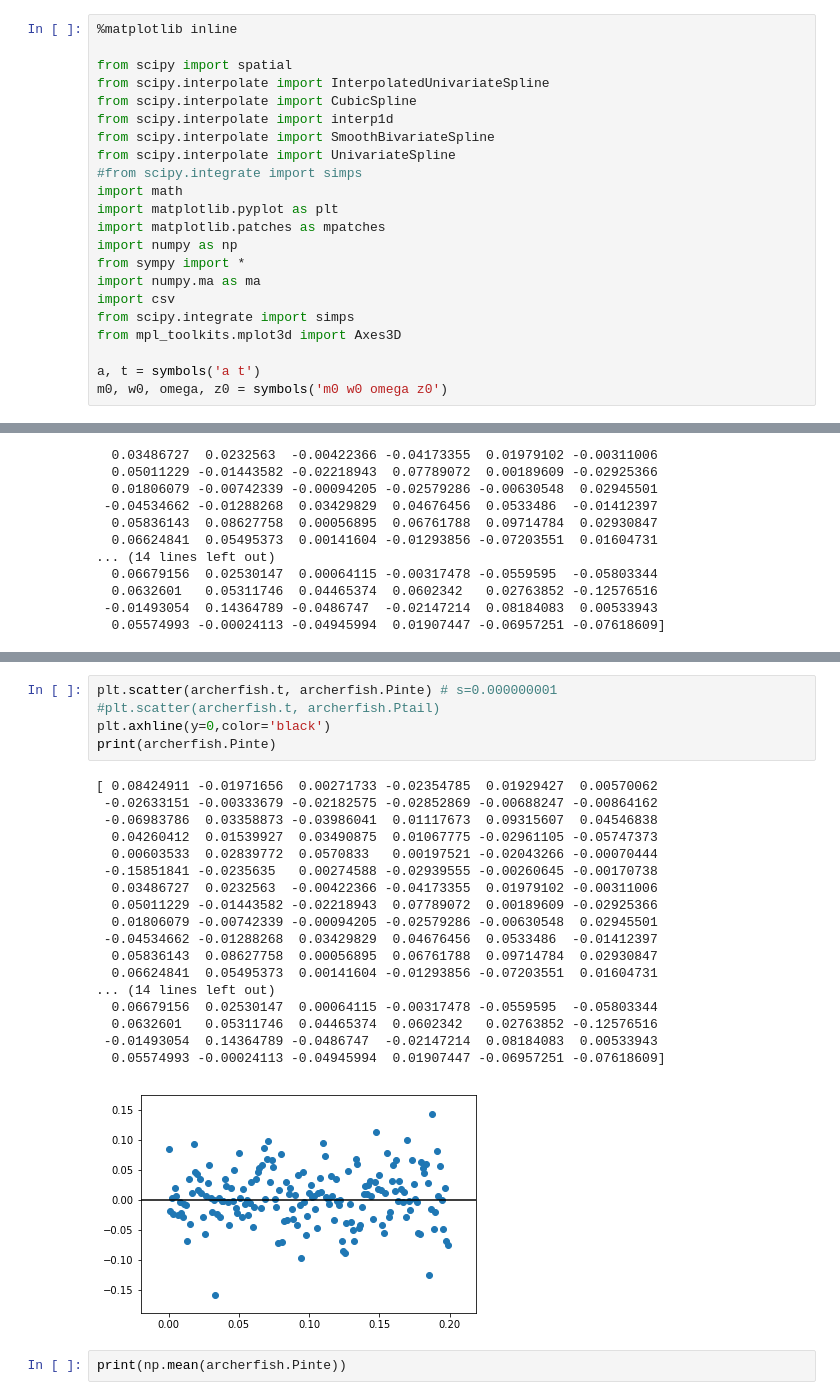
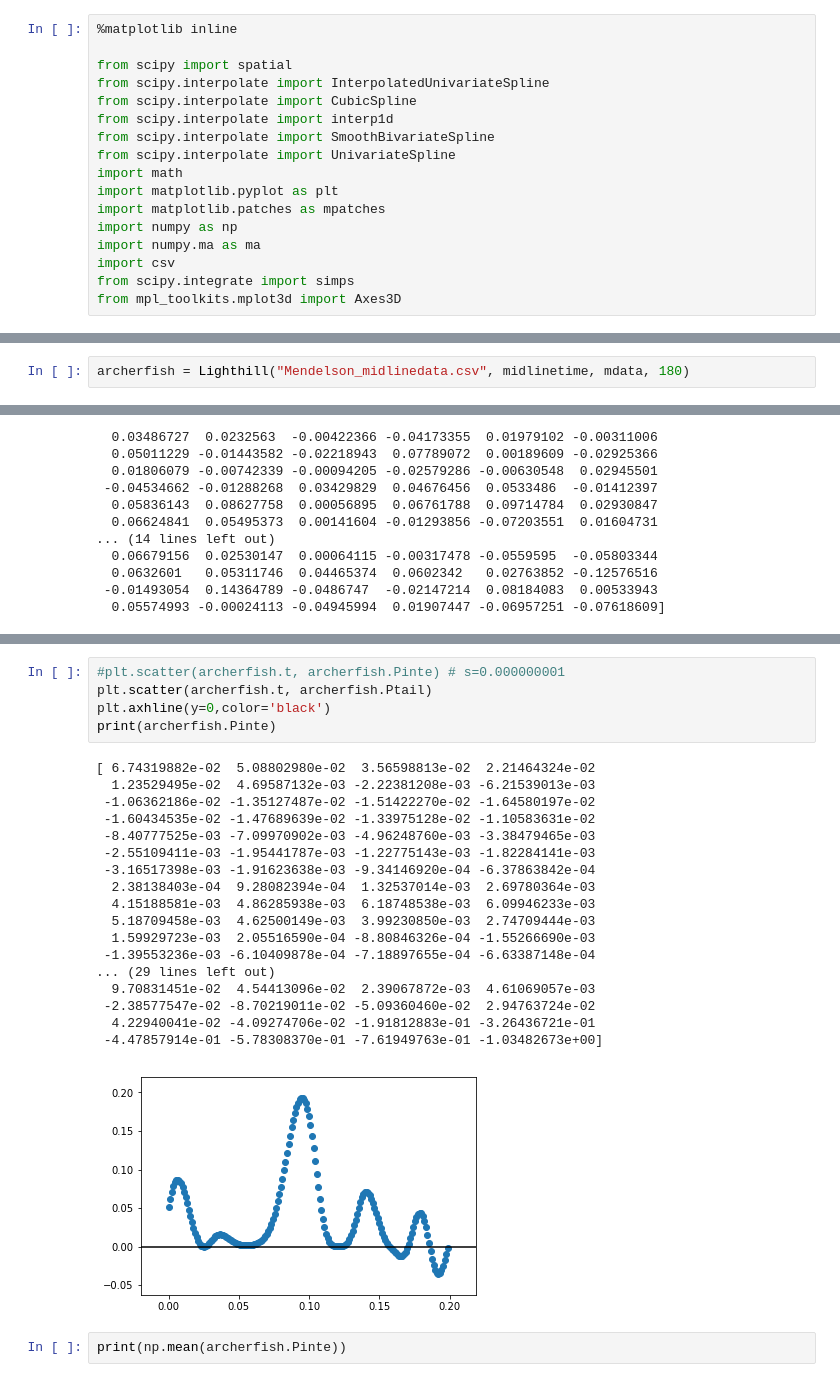
Before and after one commit to Flow-Imaging-Lab-at-Mudd/FILM-fish-model, a Jupyter notebook: lighthill-model.ipynb, the cells around one changed output, grey strips where cells are left out. Drawn from its saved outputs; the diff is of its cells as text.

```diff
--- a/lighthill-model.ipynb
+++ b/lighthill-model.ipynb
@@ -57,16 +57,11 @@ from scipy.interpolate import CubicSpline
 from scipy.interpolate import interp1d
 from scipy.interpolate import SmoothBivariateSpline
 from scipy.interpolate import UnivariateSpline
-#from scipy.integrate import simps
 import math
 import matplotlib.pyplot as plt
 import matplotlib.patches as mpatches
 import numpy as np
-from sympy import *
 import numpy.ma as ma
 import csv
 from scipy.integrate import simps
 from mpl_toolkits.mplot3d import Axes3D
-
-a, t = symbols('a t')
-m0, w0, omega, z0 = symbols('m0 w0 omega z0')
@@ -785,0 +554,2 @@ xaArray: [[ 0.00134097  0.00175004  0.00215834 ...  0.06763494  0.06778061
+# %%
+archerfish = Lighthill("Mendelson_midlinedata.csv", midlinetime, mdata, 180)
@@ -1126,27 +839,27 @@ print(archerfish.Pinte)
 # %%
-plt.scatter(archerfish.t, archerfish.Pinte) # s=0.000000001
-#plt.scatter(archerfish.t, archerfish.Ptail)
+#plt.scatter(archerfish.t, archerfish.Pinte) # s=0.000000001
+plt.scatter(archerfish.t, archerfish.Ptail)
 plt.axhline(y=0,color='black')
 print(archerfish.Pinte)
 # %% [output]
-[ 0.08424911 -0.01971656  0.00271733 -0.02354785  0.01929427  0.00570062
- -0.02633151 -0.00333679 -0.02182575 -0.02852869 -0.00688247 -0.00864162
- -0.06983786  0.03358873 -0.03986041  0.01117673  0.09315607  0.04546838
-  0.04260412  0.01539927  0.03490875  0.01067775 -0.02961105 -0.05747373
-  0.00603533  0.02839772  0.0570833   0.00197521 -0.02043266 -0.00070444
- -0.15851841 -0.0235635   0.00274588 -0.02939555 -0.00260645 -0.00170738
-  0.03486727  0.0232563  -0.00422366 -0.04173355  0.01979102 -0.00311006
-  0.05011229 -0.01443582 -0.02218943  0.07789072  0.00189609 -0.02925366
-  0.01806079 -0.00742339 -0.00094205 -0.02579286 -0.00630548  0.02945501
- -0.04534662 -0.01288268  0.03429829  0.04676456  0.0533486  -0.01412397
-  0.05836143  0.08627758  0.00056895  0.06761788  0.09714784  0.02930847
-  0.06624841  0.05495373  0.00141604 -0.01293856 -0.07203551  0.01604731
-... (14 lines left out)
-  0.06679156  0.02530147  0.00064115 -0.00317478 -0.0559595  -0.05803344
-  0.0632601   0.05311746  0.04465374  0.0602342   0.02763852 -0.12576516
- -0.01493054  0.14364789 -0.0486747  -0.02147214  0.08184083  0.00533943
-  0.05574993 -0.00024113 -0.04945994  0.01907447 -0.06957251 -0.07618609]
+[ 6.74319882e-02  5.08802980e-02  3.56598813e-02  2.21464324e-02
+  1.23529495e-02  4.69587132e-03 -2.22381208e-03 -6.21539013e-03
+ -1.06362186e-02 -1.35127487e-02 -1.51422270e-02 -1.64580197e-02
+ -1.60434535e-02 -1.47689639e-02 -1.33975128e-02 -1.10583631e-02
+ -8.40777525e-03 -7.09970902e-03 -4.96248760e-03 -3.38479465e-03
+ -2.55109411e-03 -1.95441787e-03 -1.22775143e-03 -1.82284141e-03
+ -3.16517398e-03 -1.91623638e-03 -9.34146920e-04 -6.37863842e-04
+  2.38138403e-04  9.28082394e-04  1.32537014e-03  2.69780364e-03
+  4.15188581e-03  4.86285938e-03  6.18748538e-03  6.09946233e-03
+  5.18709458e-03  4.62500149e-03  3.99230850e-03  2.74709444e-03
+  1.59929723e-03  2.05516590e-04 -8.80846326e-04 -1.55266690e-03
+ -1.39553236e-03 -6.10409878e-04 -7.18897655e-04 -6.63387148e-04
+... (29 lines left out)
+  9.70831451e-02  4.54413096e-02  2.39067872e-03  4.61069057e-03
+ -2.38577547e-02 -8.70219011e-02 -5.09360460e-02  2.94763724e-02
+  4.22940041e-02 -4.09274706e-02 -1.91812883e-01 -3.26436721e-01
+ -4.47857914e-01 -5.78308370e-01 -7.61949763e-01 -1.03482673e+00]
-[figure, old version]
+[figure, new version]
 # %%
 print(np.mean(archerfish.Pinte))
 # %% [output]
```
Also changed, not shown: parts of 90 cells of this notebook.
